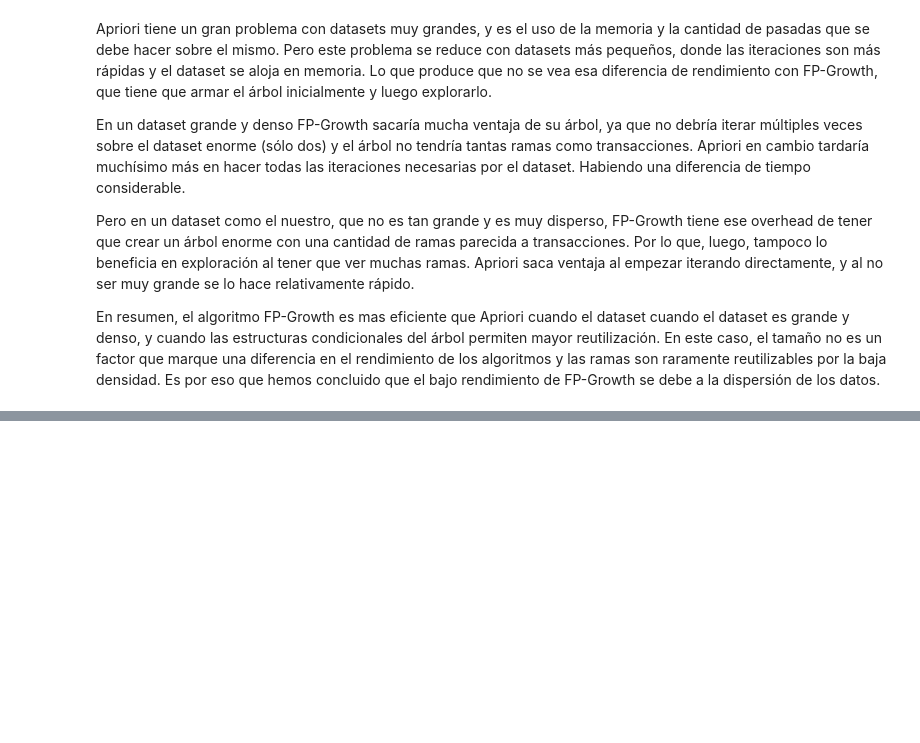
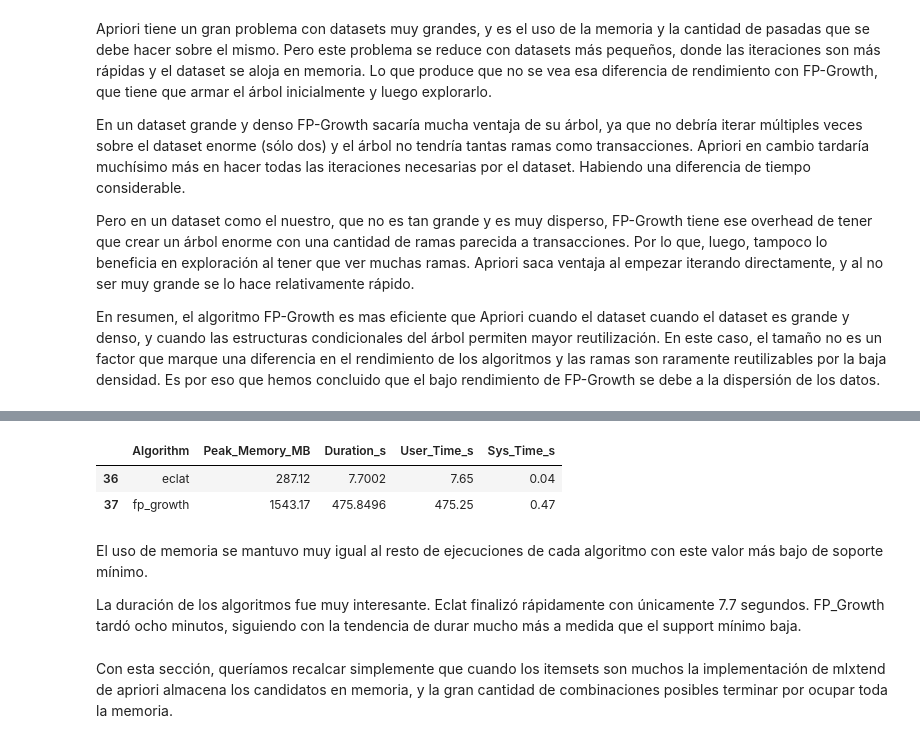
Before and after one commit to PulidoLuciano/benchmark-frequent-itemsets, a Jupyter notebook: results.ipynb, the cells around one changed output, grey strips where cells are left out. Cells and saved outputs as stored; diff of their text form; code cells hidden in the pictures; blank space fills up the shorter version.

```diff
--- a/results.ipynb
+++ b/results.ipynb
@@ -617,0 +665,12 @@ En resumen, el algoritmo FP-Growth es mas eficiente que Apriori cuando el datase
+# %%
+df_minimum[["Algorithm", "Peak_Memory_MB", "Duration_s", "User_Time_s", "Sys_Time_s"]].head()
+# %% [output]
+|  | Algorithm | Peak_Memory_MB | Duration_s | User_Time_s | Sys_Time_s |
+| 36 | eclat | 287.12 | 7.7002 | 7.65 | 0.04 |
+| 37 | fp_growth | 1543.17 | 475.8496 | 475.25 | 0.47 |
+# %% [markdown]
+El uso de memoria se mantuvo muy igual al resto de ejecuciones de cada algoritmo con este valor más bajo de soporte mínimo.
+
+La duración de los algoritmos fue muy interesante. Eclat finalizó rápidamente con únicamente 7.7 segundos. FP_Growth tardó ocho minutos, siguiendo con la tendencia de durar mucho más a medida que el support mínimo baja.
+# %% [markdown]
+Con esta sección, queríamos recalcar simplemente que cuando los itemsets son muchos la implementación de mlxtend de apriori almacena los candidatos en memoria, y la gran cantidad de combinaciones posibles terminar por ocupar toda la memoria.
```
Also changed, not shown: parts of 19 cells of this notebook, 5 other files.
